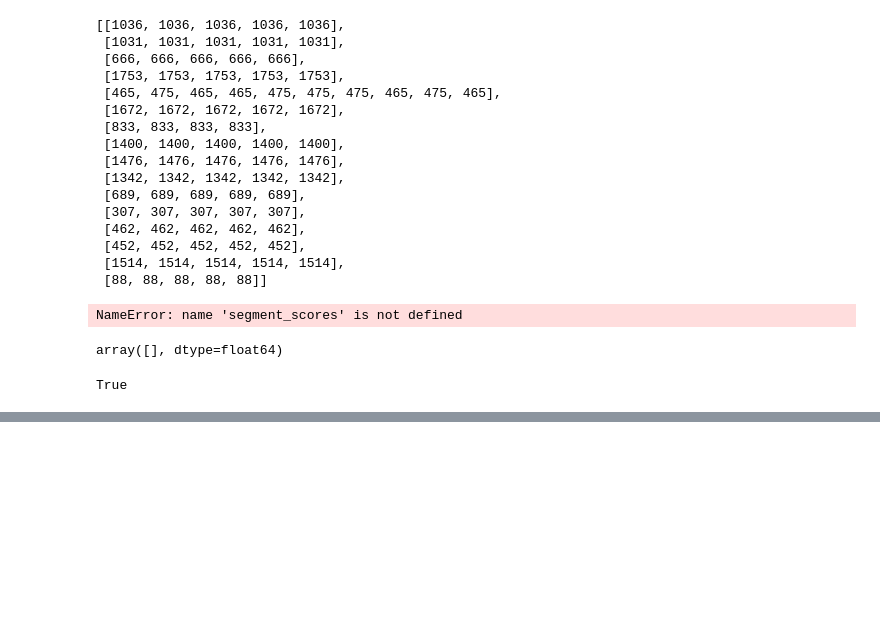
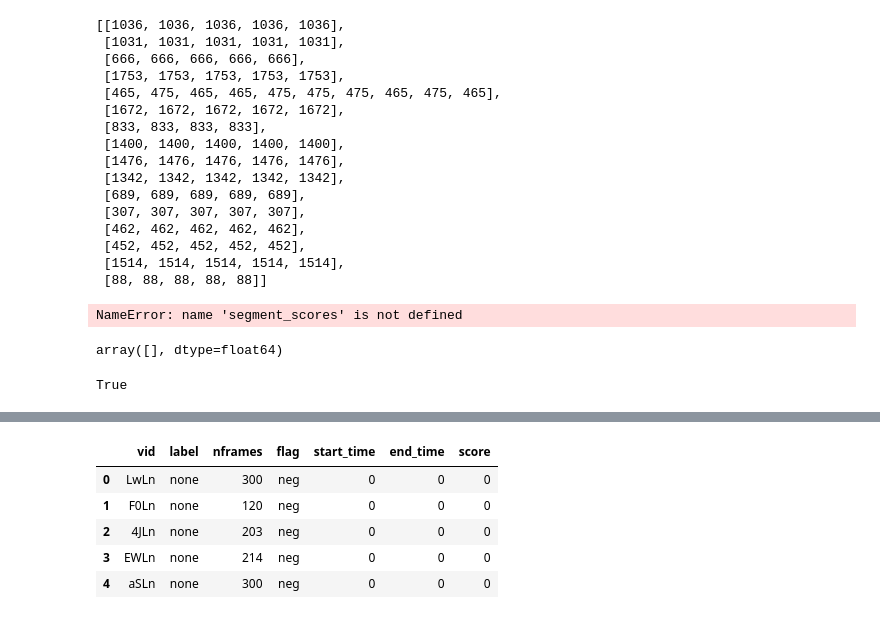
Before and after one commit to chicm/yt8m, a Jupyter notebook: notebooks/eda.ipynb, the cells around one changed output, grey strips where cells are left out. Saved outputs shown, nothing was run; the diff lists cells and outputs as text; code cells hidden in the pictures; blank space fills up the shorter version.

```diff
--- a/notebooks/eda.ipynb
+++ b/notebooks/eda.ipynb
@@ -286,0 +326,3 @@ True
+# %%
+df_neg = pd.read_csv('/mnt/chicm/yt8m/3/frame/train_neg.csv')
+df_neg.head()
@@ -286,0 +336,13 @@ True
+# %%
+df_neg['flag'] = 'neg'
+df_neg['start_time'] = 0
+df_neg['end_time'] = 0
+df_neg['score'] = 0
+df_neg.head()
+# %% [output]
+|  | vid | label | nframes | flag | start_time | end_time | score |
+| 0 | LwLn | none | 300 | neg | 0 | 0 | 0 |
+| 1 | F0Ln | none | 120 | neg | 0 | 0 | 0 |
+| 2 | 4JLn | none | 203 | neg | 0 | 0 | 0 |
+| 3 | EWLn | none | 214 | neg | 0 | 0 | 0 |
+| 4 | aSLn | none | 300 | neg | 0 | 0 | 0 |
```
Also changed, not shown: parts of 14 cells of this notebook, 7 other files.
